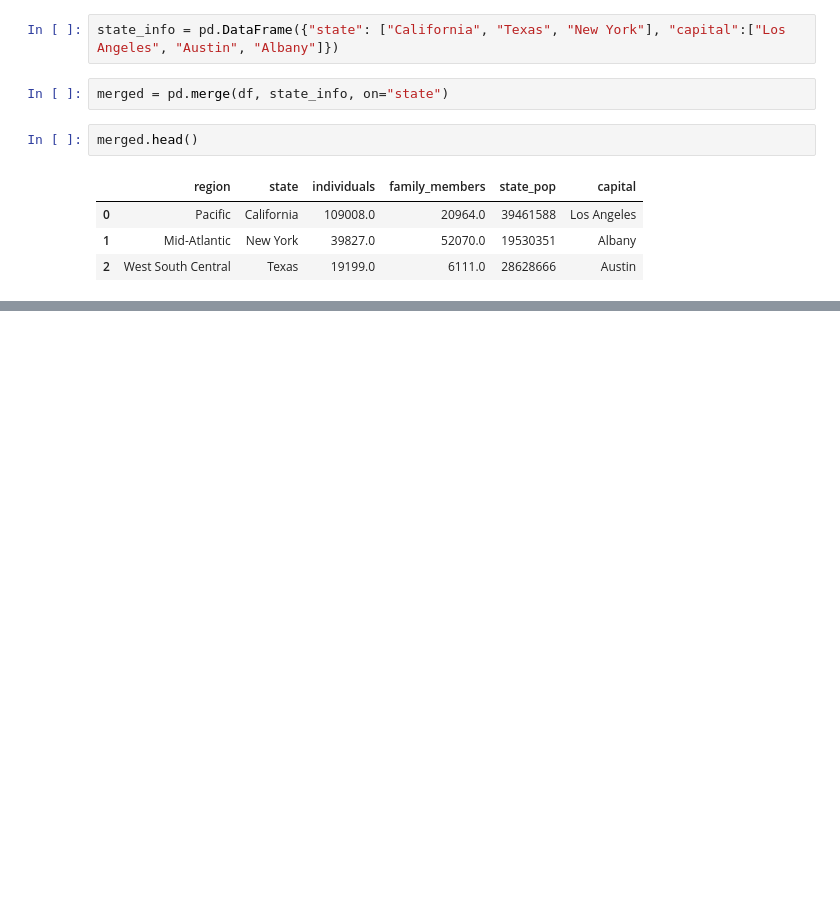
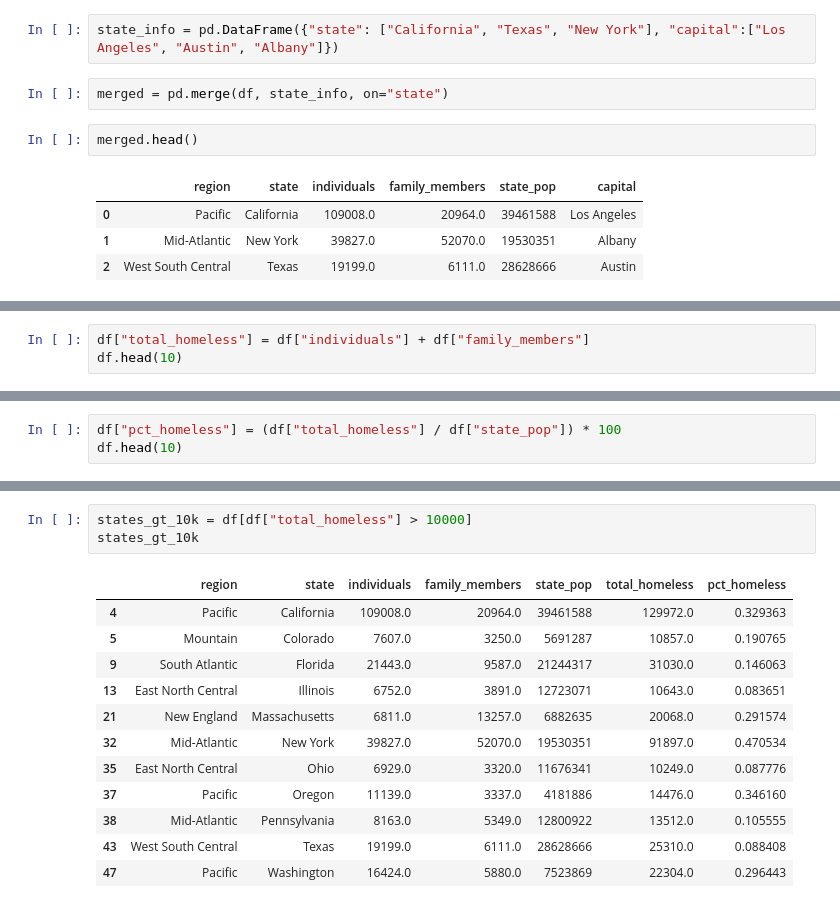
Before and after one commit to Nyamwala/My-Python-Class, a Jupyter notebook: PyData-Module/Pandas-and-Python.ipynb, the cells around one changed output, grey strips where cells are left out. Saved outputs shown, nothing was run; the diff lists cells and outputs as text; blank space fills up the shorter version.

```diff
--- a/PyData-Module/Pandas-and-Python.ipynb
+++ b/PyData-Module/Pandas-and-Python.ipynb
@@ -441,0 +518,3 @@ merged.head()
+# %%
+df["total_homeless"] = df["individuals"] + df["family_members"]
+df.head(10)
@@ -441,0 +533,3 @@ merged.head()
+# %%
+df["pct_homeless"] = (df["total_homeless"] / df["state_pop"]) * 100
+df.head(10)
@@ -441,0 +556,16 @@ merged.head()
+# %%
+states_gt_10k = df[df["total_homeless"] > 10000]
+states_gt_10k
+# %% [output]
+|  | region | state | individuals | family_members | state_pop | total_homeless | pct_homeless |
+| 4 | Pacific | California | 109008.0 | 20964.0 | 39461588 | 129972.0 | 0.329363 |
+| 5 | Mountain | Colorado | 7607.0 | 3250.0 | 5691287 | 10857.0 | 0.190765 |
+| 9 | South Atlantic | Florida | 21443.0 | 9587.0 | 21244317 | 31030.0 | 0.146063 |
+| 13 | East North Central | Illinois | 6752.0 | 3891.0 | 12723071 | 10643.0 | 0.083651 |
+| 21 | New England | Massachusetts | 6811.0 | 13257.0 | 6882635 | 20068.0 | 0.291574 |
+| 32 | Mid-Atlantic | New York | 39827.0 | 52070.0 | 19530351 | 91897.0 | 0.470534 |
+| 35 | East North Central | Ohio | 6929.0 | 3320.0 | 11676341 | 10249.0 | 0.087776 |
+| 37 | Pacific | Oregon | 11139.0 | 3337.0 | 4181886 | 14476.0 | 0.346160 |
+| 38 | Mid-Atlantic | Pennsylvania | 8163.0 | 5349.0 | 12800922 | 13512.0 | 0.105555 |
+| 43 | West South Central | Texas | 19199.0 | 6111.0 | 28628666 | 25310.0 | 0.088408 |
+| 47 | Pacific | Washington | 16424.0 | 5880.0 | 7523869 | 22304.0 | 0.296443 |
```
Also changed, not shown: parts of 24 cells of this notebook, 6 other files.
